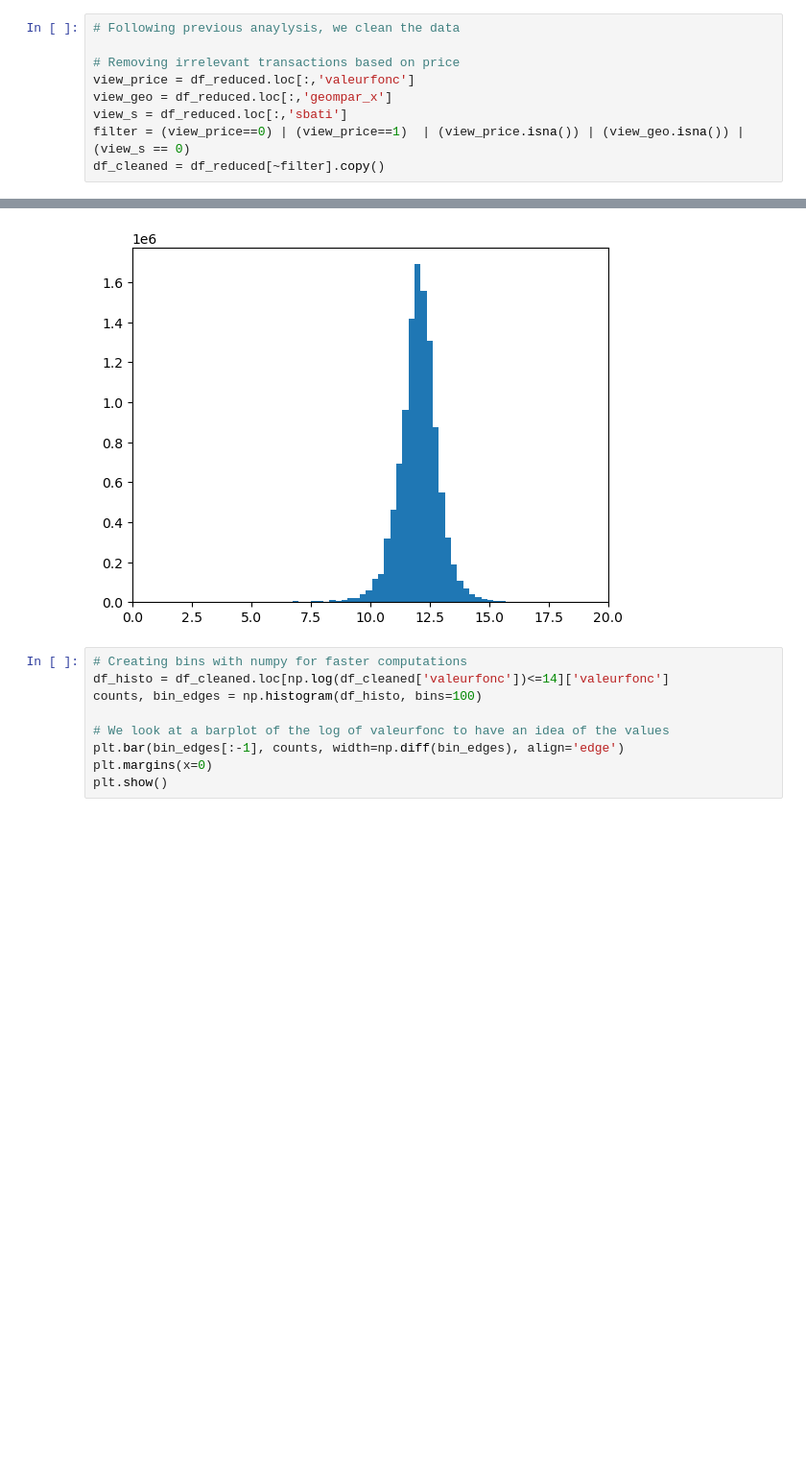
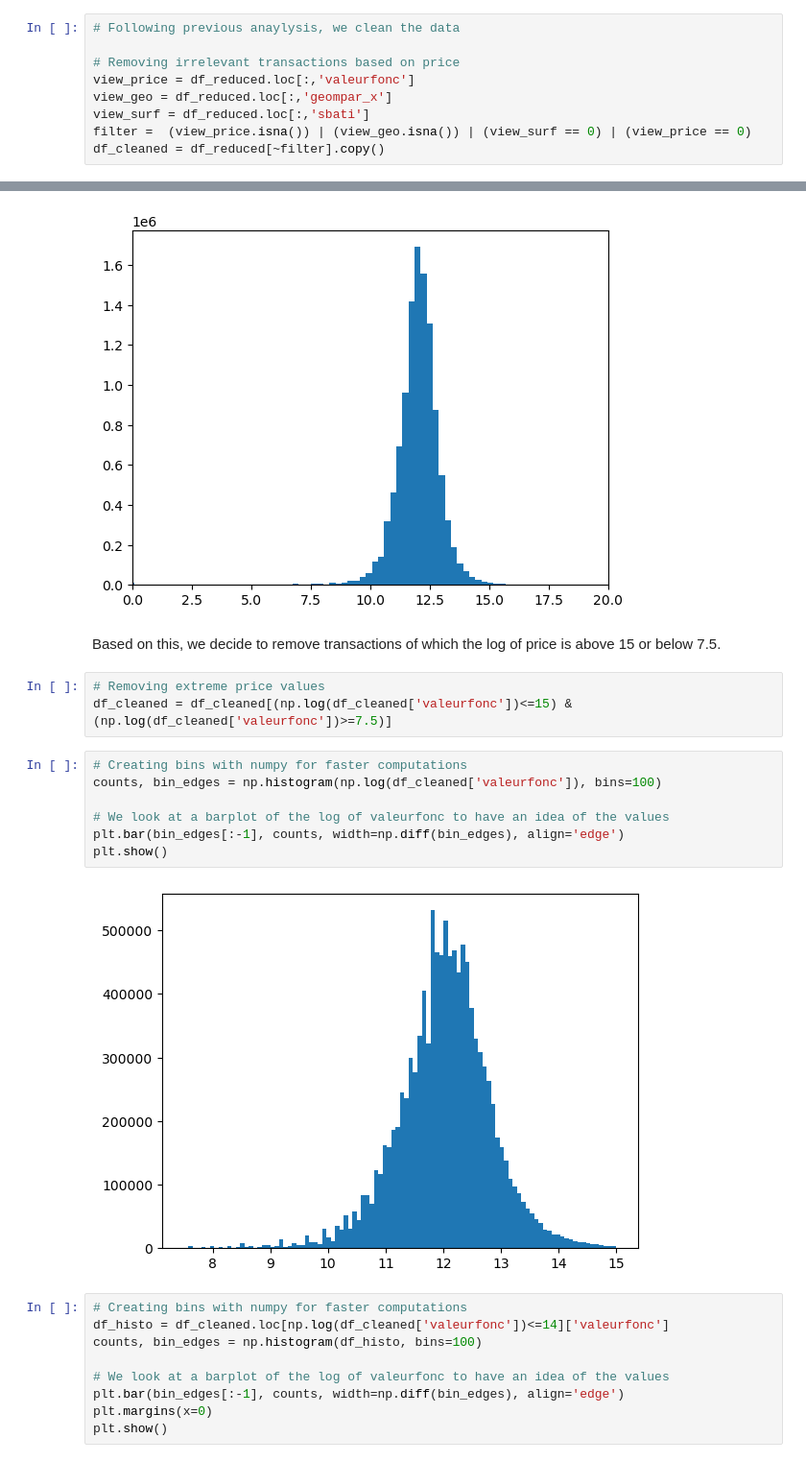
Before and after one commit to m-ligeret/price-signals-construction-activity, a Jupyter notebook: data_cleaning_trans.ipynb, the cells around one changed output, grey strips where cells are left out. Shown at 96% size. Cells and saved outputs as stored; diff of their text form; blank space fills up the shorter version.

```diff
--- a/data_cleaning_trans.ipynb
+++ b/data_cleaning_trans.ipynb
@@ -152,8 +149,8 @@ print(df_reduced['valeurfonc'].loc[df_reduced['valeurfonc'].isna()].count())
 # Removing irrelevant transactions based on price
 view_price = df_reduced.loc[:,'valeurfonc']
 view_geo = df_reduced.loc[:,'geompar_x']
-view_s = df_reduced.loc[:,'sbati']
-filter = (view_price==0) | (view_price==1)  | (view_price.isna()) | (view_geo.isna()) | (view_s == 0)
+view_surf = df_reduced.loc[:,'sbati']
+filter =  (view_price.isna()) | (view_geo.isna()) | (view_surf == 0) | (view_price == 0)
 df_cleaned = df_reduced[~filter].copy()
 # %%
 # We check the other columns
@@ -209,6 +213,20 @@ plt.xlim([0,20])
 plt.show()
 # %% [output]
 [figure]
+# %% [markdown]
+Based on this, we decide to remove transactions of which the log of price is above 15 or below 7.5.
+# %%
+# Removing extreme price values
+df_cleaned = df_cleaned[(np.log(df_cleaned['valeurfonc'])<=15) & (np.log(df_cleaned['valeurfonc'])>=7.5)]
+# %%
+# Creating bins with numpy for faster computations
+counts, bin_edges = np.histogram(np.log(df_cleaned['valeurfonc']), bins=100)
+
+# We look at a barplot of the log of valeurfonc to have an idea of the values
+plt.bar(bin_edges[:-1], counts, width=np.diff(bin_edges), align='edge')
+plt.show()
+# %% [output]
+[figure, added]
 # %%
 # Creating bins with numpy for faster computations
 df_histo = df_cleaned.loc[np.log(df_cleaned['valeurfonc'])<=14]['valeurfonc']
```
Also changed, not shown: parts of 39 cells of this notebook.
